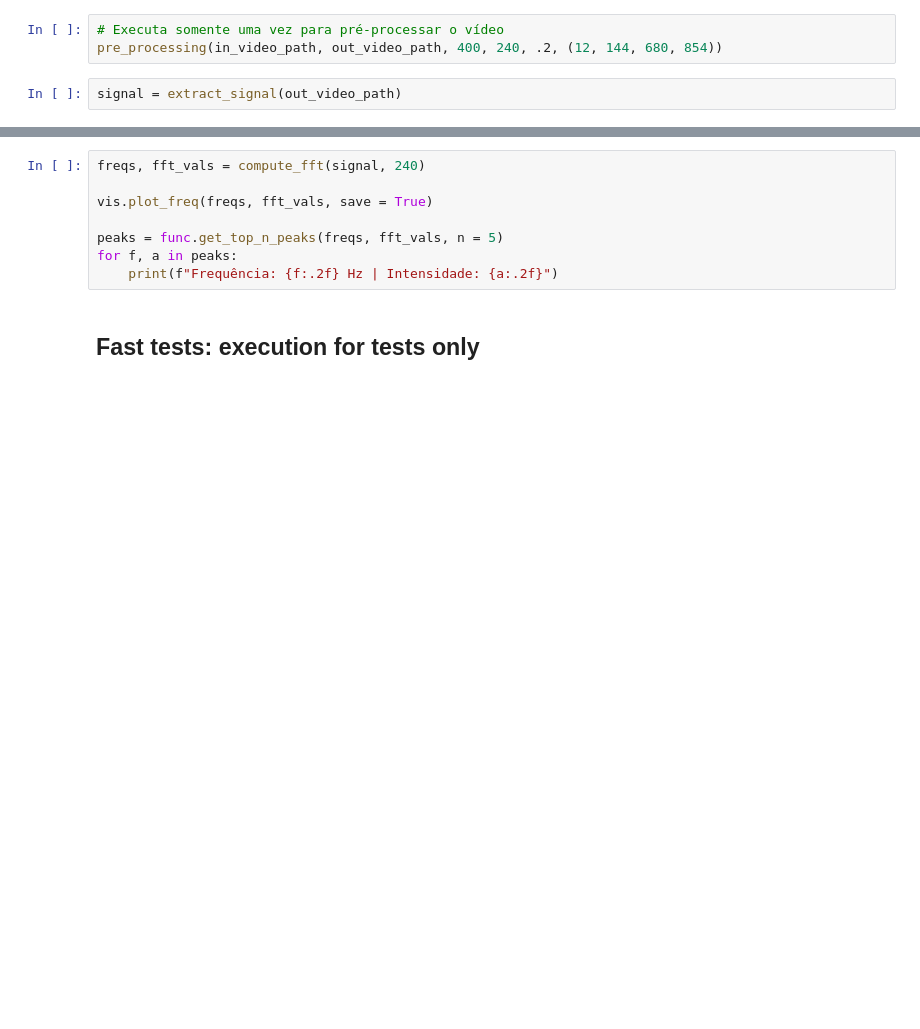
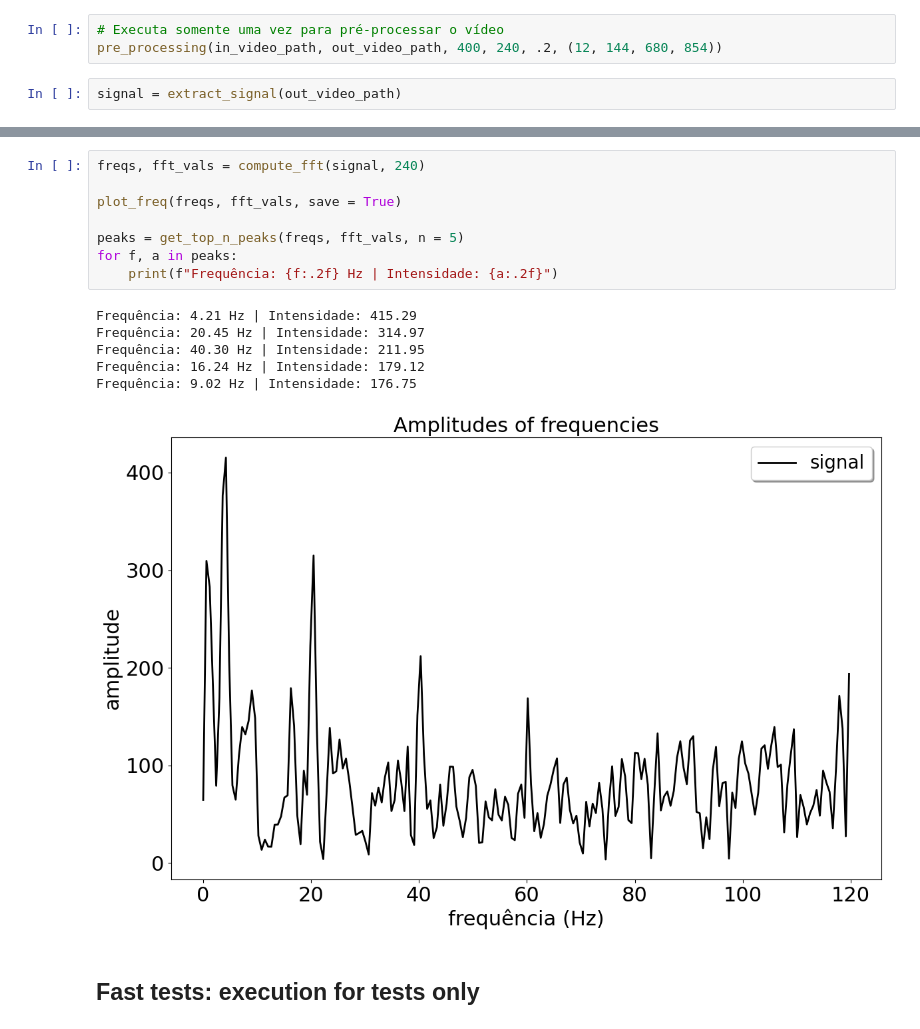
Before and after one commit to regicsf2010/marajo, a Jupyter notebook: main.ipynb, the cells around one changed output, grey strips where cells are left out. Cells and saved outputs as stored; diff of their text form; blank space fills up the shorter version.

```diff
--- a/main.ipynb
+++ b/main.ipynb
@@ -149,11 +44,18 @@ vis.plot_signal(signal)
 # %%
 freqs, fft_vals = compute_fft(signal, 240)
 
-vis.plot_freq(freqs, fft_vals, save = True)
+plot_freq(freqs, fft_vals, save = True)
 
-peaks = func.get_top_n_peaks(freqs, fft_vals, n = 5)
+peaks = get_top_n_peaks(freqs, fft_vals, n = 5)
 for f, a in peaks:
     print(f"Frequência: {f:.2f} Hz | Intensidade: {a:.2f}")
+# %% [output]
+Frequência: 4.21 Hz | Intensidade: 415.29
+Frequência: 20.45 Hz | Intensidade: 314.97
+Frequência: 40.30 Hz | Intensidade: 211.95
+Frequência: 16.24 Hz | Intensidade: 179.12
+Frequência: 9.02 Hz | Intensidade: 176.75
+[figure, added]
 # %% [markdown]
 ## Fast tests: execution for tests only
 # %%
```
Also changed, not shown: parts of 6 cells of this notebook, 13 other files.
